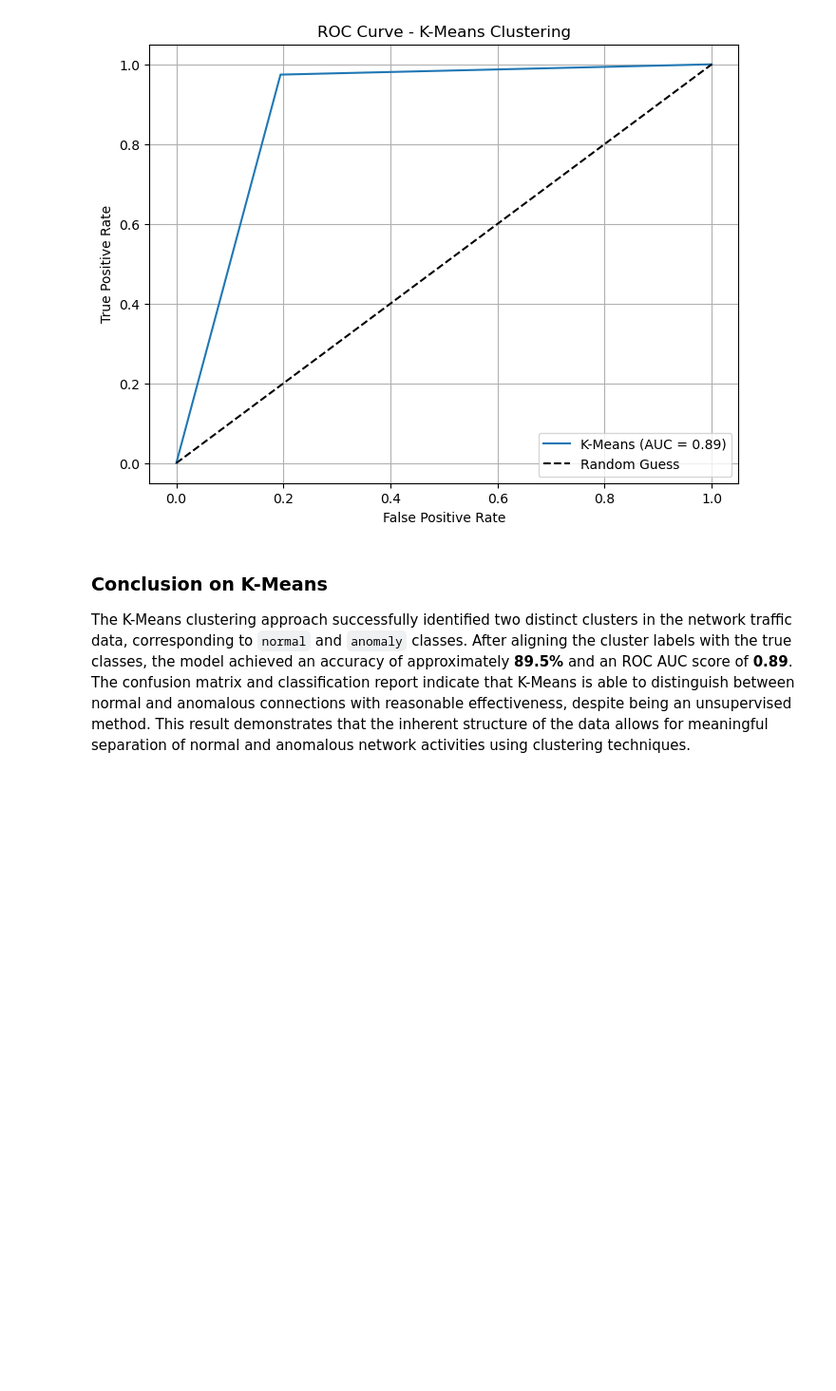
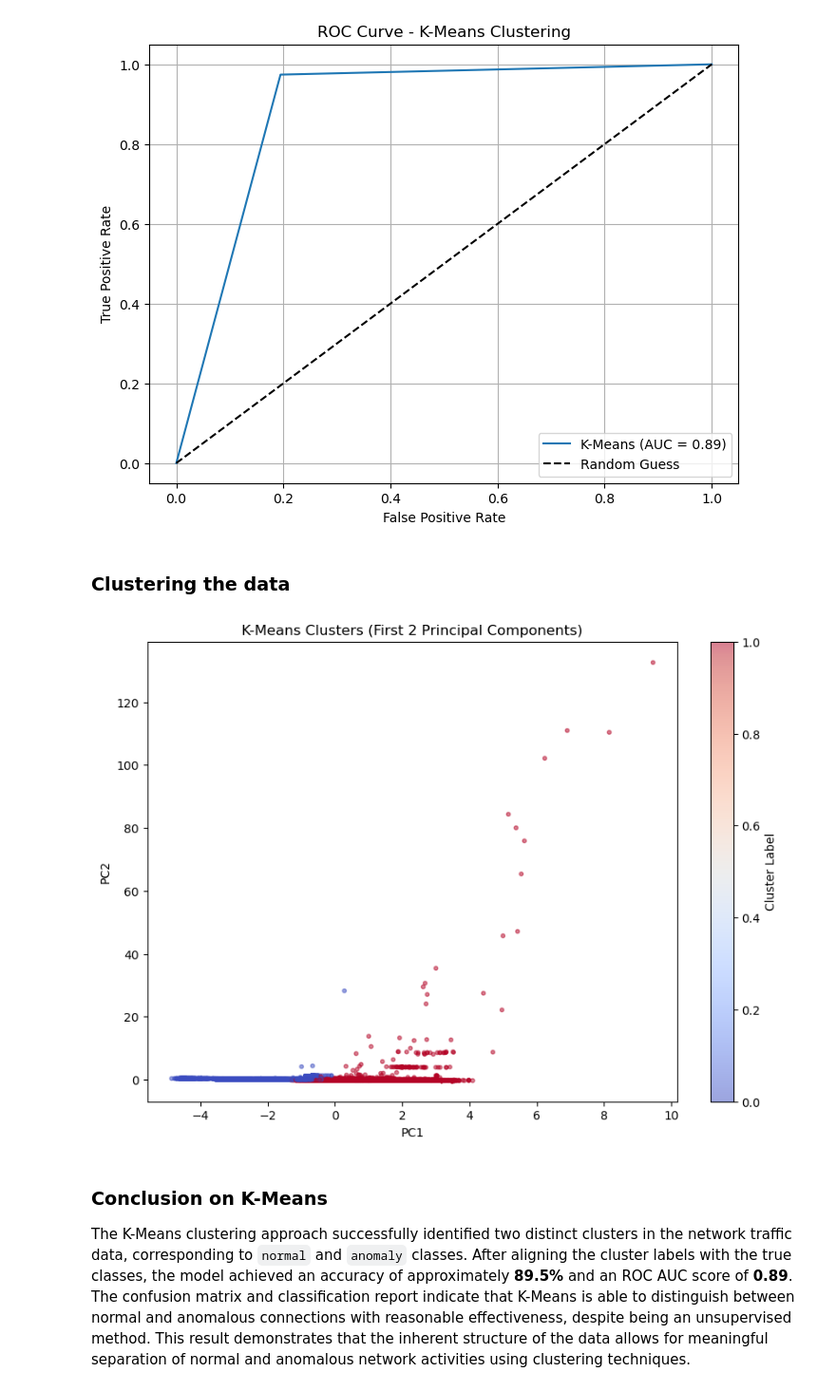
Before and after one commit to mafiat/network-anomaly-detection, a Jupyter notebook: network-anomaly-detection.ipynb, the cells around one changed output. Shown at 95% size. Saved outputs shown, nothing was run; the diff lists cells and outputs as text; code cells hidden in the pictures; blank space fills up the shorter version.

```diff
--- a/network-anomaly-detection.ipynb
+++ b/network-anomaly-detection.ipynb
@@ -936,6 +936,19 @@ weighted avg       0.90      0.90      0.89     25192
 [figure]
 ROC AUC Score (K-Means Clustering): 0.8898
 [figure]
+# %% [markdown]
+### Clustering the data
+# %%
+# Visualize the clusters found by K-Means using the first two principal components
+plt.figure(figsize=(10, 7))
+plt.scatter(X_pca[:, 0], X_pca[:, 1], c=y_pred_kmeans, cmap='coolwarm', alpha=0.5, s=10)
+plt.title('K-Means Clusters (First 2 Principal Components)')
+plt.xlabel('PC1')
+plt.ylabel('PC2')
+plt.colorbar(label='Cluster Label')
+plt.show()
+# %% [output]
+[figure, added]
 # %% [markdown]
 ### Conclusion on K-Means
 
```
Also changed, not shown: parts of 2 cells of this notebook.
